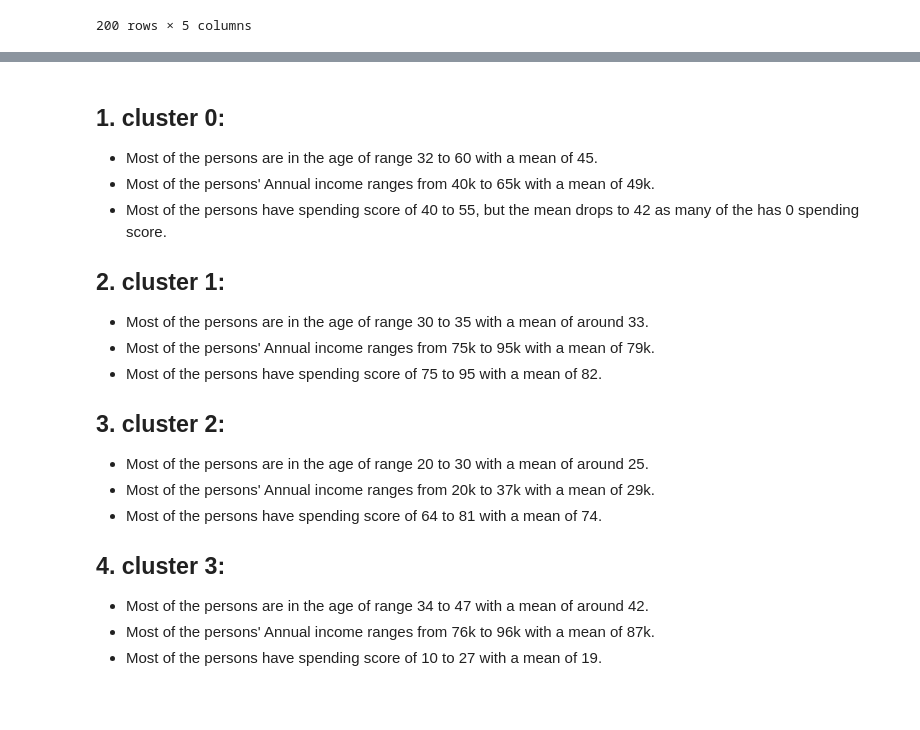
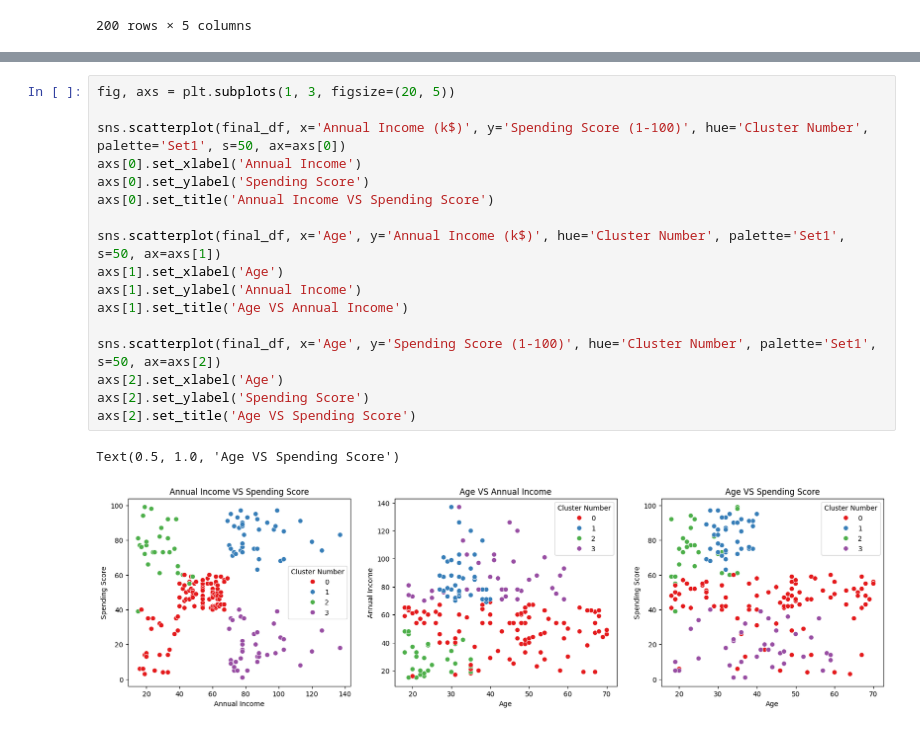
Before and after one commit to raha86/K_Means_Clustering_Mall_customers, a Jupyter notebook: K_Means_Clustering_Mall_Customers.ipynb, the cells around one changed output, grey strips where cells are left out. Saved outputs shown, nothing was run; the diff lists cells and outputs as text; blank space fills up the shorter version.

```diff
--- a/K_Means_Clustering_Mall_Customers.ipynb
+++ b/K_Means_Clustering_Mall_Customers.ipynb
@@ -315,20 +231,20 @@ plt.show()
-# %% [markdown]
-## **1. cluster 0:**
-* Most of the persons are in the age of range 32 to 60 with a mean of 45.
-* Most of the persons' Annual income ranges from 40k to 65k with a mean of 49k.
-* Most of the persons have spending score of 40 to 55, but the mean drops to 42 as many of the has 0 spending score.
-
-## **2. cluster 1:**
-* Most of the persons are in the age of range 30 to 35 with a mean of around 33.
-* Most of the persons' Annual income ranges from 75k to 95k with a mean of 79k.
-* Most of the persons have spending score of 75 to 95 with a mean of 82.
-
-## **3. cluster 2:**
-* Most of the persons are in the age of range 20 to 30 with a mean of around 25.
-* Most of the persons' Annual income ranges from 20k to 37k with a mean of 29k.
-* Most of the persons have spending score of 64 to 81 with a mean of 74.
-
-## **4. cluster 3:**
-* Most of the persons are in the age of range 34 to 47 with a mean of around 42.
-* Most of the persons' Annual income ranges from 76k to 96k with a mean of 87k.
-* Most of the persons have spending score of 10 to 27 with a mean of 19.
+# %%
+fig, axs = plt.subplots(1, 3, figsize=(20, 5))
+
+sns.scatterplot(final_df, x='Annual Income (k$)', y='Spending Score (1-100)', hue='Cluster Number', palette='Set1', s=50, ax=axs[0])
+axs[0].set_xlabel('Annual Income')
+axs[0].set_ylabel('Spending Score')
+axs[0].set_title('Annual Income VS Spending Score')
+
+sns.scatterplot(final_df, x='Age', y='Annual Income (k$)', hue='Cluster Number', palette='Set1', s=50, ax=axs[1])
+axs[1].set_xlabel('Age')
+axs[1].set_ylabel('Annual Income')
+axs[1].set_title('Age VS Annual Income')
+
+sns.scatterplot(final_df, x='Age', y='Spending Score (1-100)', hue='Cluster Number', palette='Set1', s=50, ax=axs[2])
+axs[2].set_xlabel('Age')
+axs[2].set_ylabel('Spending Score')
+axs[2].set_title('Age VS Spending Score')
+# %% [output]
+Text(0.5, 1.0, 'Age VS Spending Score')
+[figure, added]
```
Also changed, not shown: parts of 6 cells of this notebook.
